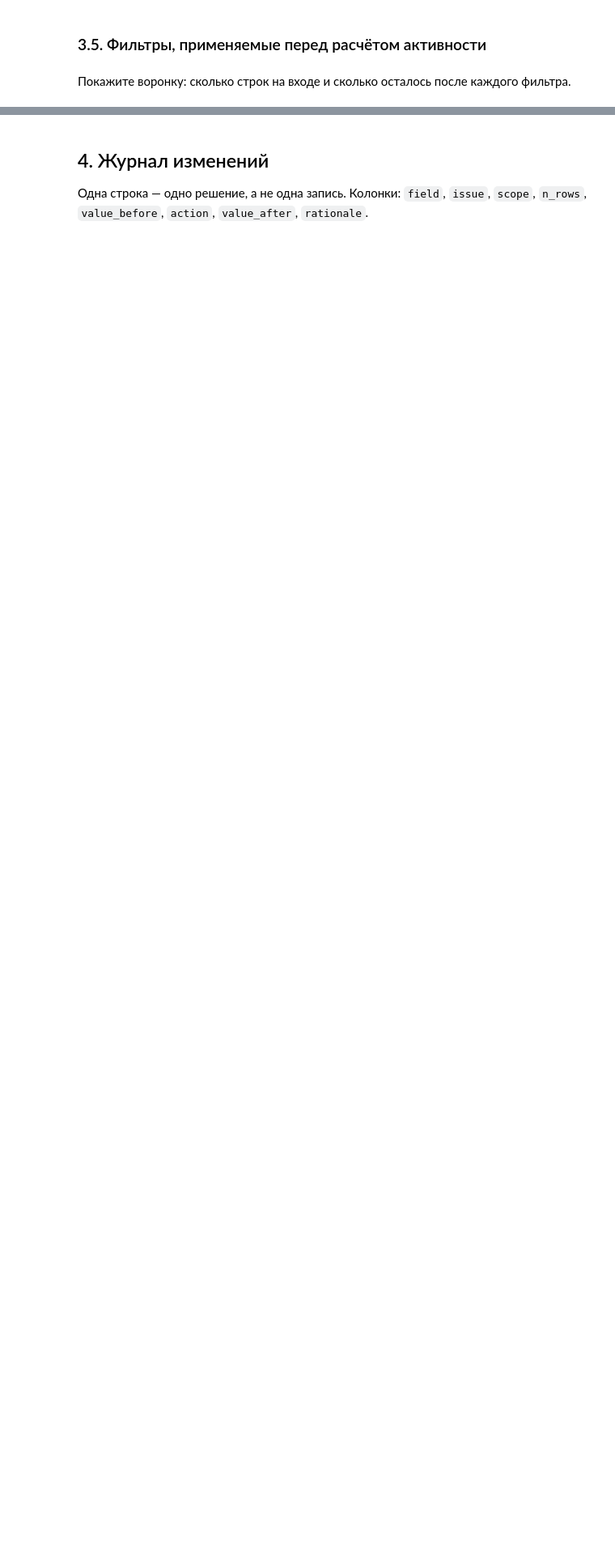
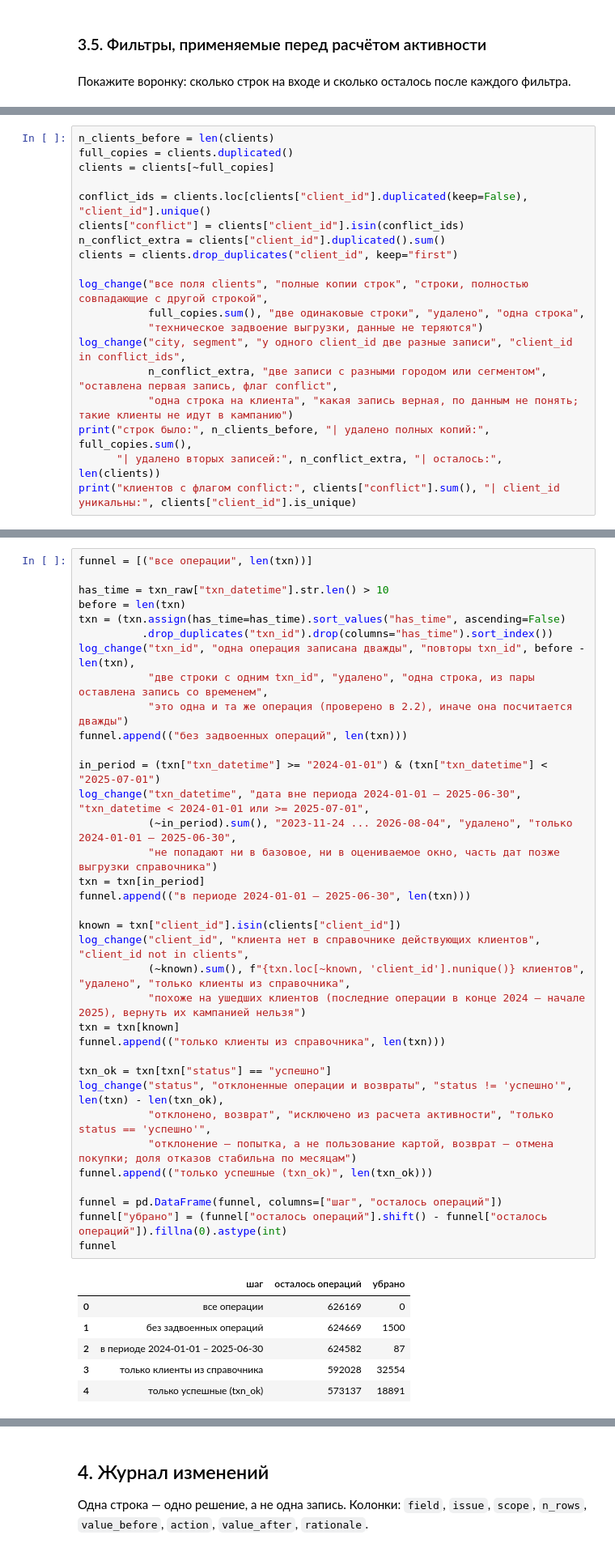
Before and after one commit to sangnchr-s/Gonchar_Alexander_Lab1, a Jupyter notebook: 01_analysis.ipynb, the cells around one changed output, grey strips where cells are left out. Shown at 81% size. Saved outputs shown, nothing was run; the diff lists cells and outputs as text; blank space fills up the shorter version.

```diff
--- a/01_analysis.ipynb
+++ b/01_analysis.ipynb
@@ -856,0 +990,19 @@ Name: count, dtype: int64
+# %%
+n_clients_before = len(clients)
+full_copies = clients.duplicated()
+clients = clients[~full_copies]
+
+conflict_ids = clients.loc[clients["client_id"].duplicated(keep=False), "client_id"].unique()
+clients["conflict"] = clients["client_id"].isin(conflict_ids)
+n_conflict_extra = clients["client_id"].duplicated().sum()
+clients = clients.drop_duplicates("client_id", keep="first")
+
+log_change("все поля clients", "полные копии строк", "строки, полностью совпадающие с другой строкой",
+           full_copies.sum(), "две одинаковые строки", "удалено", "одна строка",
+           "техническое задвоение выгрузки, данные не теряются")
+log_change("city, segment", "у одного client_id две разные записи", "client_id in conflict_ids",
+           n_conflict_extra, "две записи с разными городом или сегментом", "оставлена первая запись, флаг conflict",
+           "одна строка на клиента", "какая запись верная, по данным не понять; такие клиенты не идут в кампанию")
+print("строк было:", n_clients_before, "| удалено полных копий:", full_copies.sum(),
+      "| удалено вторых записей:", n_conflict_extra, "| осталось:", len(clients))
+print("клиентов с флагом conflict:", clients["conflict"].sum(), "| client_id уникальны:", clients["client_id"].is_unique)
@@ -856,0 +1016,42 @@ Name: count, dtype: int64
+# %%
+funnel = [("все операции", len(txn))]
+
+has_time = txn_raw["txn_datetime"].str.len() > 10
+before = len(txn)
+txn = (txn.assign(has_time=has_time).sort_values("has_time", ascending=False)
+          .drop_duplicates("txn_id").drop(columns="has_time").sort_index())
+log_change("txn_id", "одна операция записана дважды", "повторы txn_id", before - len(txn),
+           "две строки с одним txn_id", "удалено", "одна строка, из пары оставлена запись со временем",
+           "это одна и та же операция (проверено в 2.2), иначе она посчитается дважды")
+funnel.append(("без задвоенных операций", len(txn)))
+
+in_period = (txn["txn_datetime"] >= "2024-01-01") & (txn["txn_datetime"] < "2025-07-01")
+log_change("txn_datetime", "дата вне периода 2024-01-01 – 2025-06-30", "txn_datetime < 2024-01-01 или >= 2025-07-01",
+           (~in_period).sum(), "2023-11-24 ... 2026-08-04", "удалено", "только 2024-01-01 – 2025-06-30",
+           "не попадают ни в базовое, ни в оцениваемое окно, часть дат позже выгрузки справочника")
+txn = txn[in_period]
+funnel.append(("в периоде 2024-01-01 – 2025-06-30", len(txn)))
+
+known = txn["client_id"].isin(clients["client_id"])
+log_change("client_id", "клиента нет в справочнике действующих клиентов", "client_id not in clients",
+           (~known).sum(), f"{txn.loc[~known, 'client_id'].nunique()} клиентов", "удалено", "только клиенты из справочника",
+           "похоже на ушедших клиентов (последние операции в конце 2024 – начале 2025), вернуть их кампанией нельзя")
+txn = txn[known]
+funnel.append(("только клиенты из справочника", len(txn)))
+
+txn_ok = txn[txn["status"] == "успешно"]
+log_change("status", "отклоненные операции и возвраты", "status != 'успешно'", len(txn) - len(txn_ok),
+           "отклонено, возврат", "исключено из расчета активности", "только status == 'успешно'",
+           "отклонение – попытка, а не пользование картой, возврат – отмена покупки; доля отказов стабильна по месяцам")
+funnel.append(("только успешные (txn_ok)", len(txn_ok)))
+
+funnel = pd.DataFrame(funnel, columns=["шаг", "осталось операций"])
+funnel["убрано"] = (funnel["осталось операций"].shift() - funnel["осталось операций"]).fillna(0).astype(int)
+funnel
+# %% [output]
+|  | шаг | осталось операций | убрано |
+| 0 | все операции | 626169 | 0 |
+| 1 | без задвоенных операций | 624669 | 1500 |
+| 2 | в периоде 2024-01-01 – 2025-06-30 | 624582 | 87 |
+| 3 | только клиенты из справочника | 592028 | 32554 |
+| 4 | только успешные (txn_ok) | 573137 | 18891 |
```
Also changed, not shown: parts of 26 cells of this notebook.
